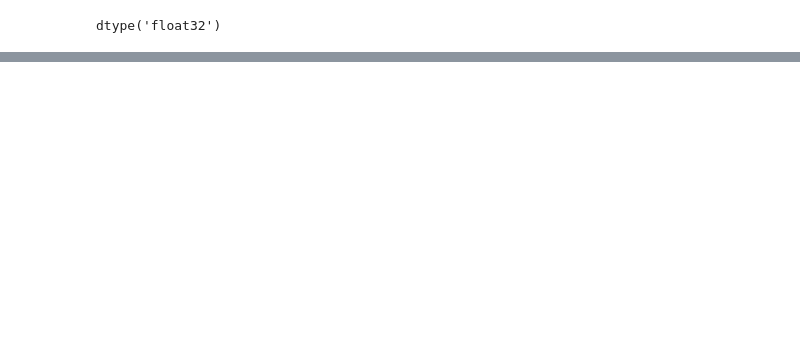
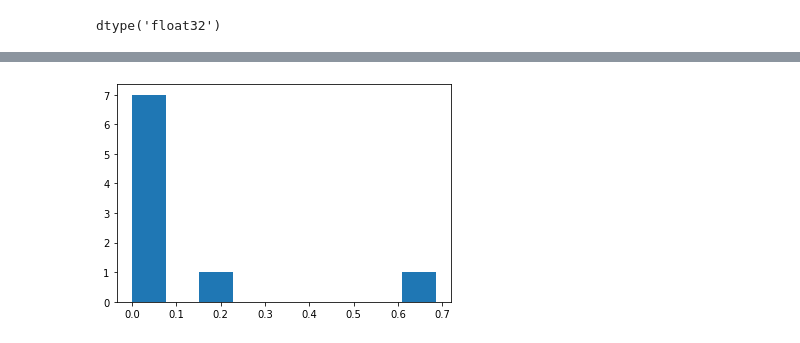
Before and after one commit to Balkrishna579/Android-Projects, a Jupyter notebook: Untitled0.ipynb, the cells around one changed output, grey strips where cells are left out. Saved outputs shown, nothing was run; the diff lists cells and outputs as text; code cells hidden in the pictures; blank space fills up the shorter version.

```diff
--- a/Untitled0.ipynb
+++ b/Untitled0.ipynb
@@ -77,12 +79,12 @@ image_list[59]
 # %%
 from PIL import Image
 import numpy as np
-
+import tensorflow as tf
 import glob
 data_list = []
 for filename in glob.glob('RP_data/*.dat'): #assuming gif
-    data = np.loadtxt(filename, unpack = True)
-    data_list.append(data[1][6:])
+    data = tf.convert_to_tensor(np.loadtxt(filename, unpack = True),dtype=tf.float32)
+    data_list.append(data[1][6:15])
 # %%
 data_list=np.asarray(data_list)
 # %%
@@ -200,0 +253,5 @@ KeyboardInterrupt: ignored
+# %%
+plt.hist(test_data_list[1],bins=9)
+plt.show()
+# %% [output]
+[figure, added]
```
Also changed, not shown: parts of 13 cells of this notebook.
